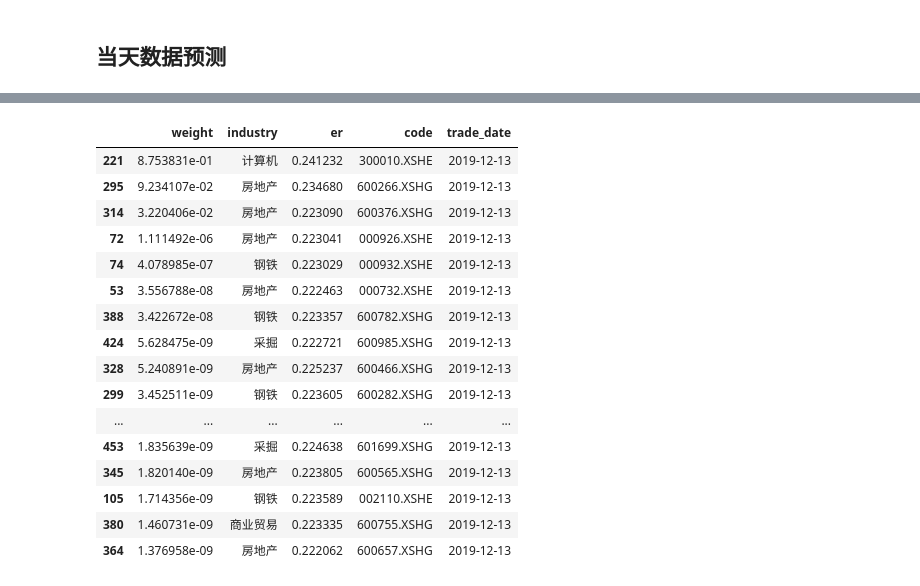
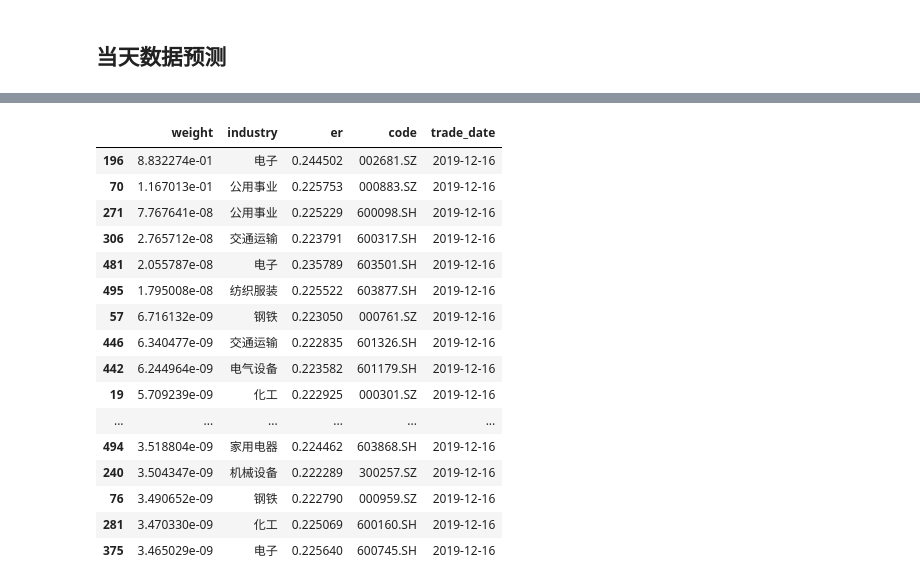
Before and after one commit to STHSF/MultiFactors, a Jupyter notebook: src/stacking/notebooks/cross_section/run_realtime_analysis.ipynb, the cells around one changed output, grey strips where cells are left out. Saved outputs shown, nothing was run; the diff lists cells and outputs as text; code cells hidden in the pictures.

```diff
--- a/src/stacking/notebooks/cross_section/run_realtime_analysis.ipynb
+++ b/src/stacking/notebooks/cross_section/run_realtime_analysis.ipynb
@@ -494,25 +493,31 @@ alpha_logger.info('{} is finished'.format(ref_date))
 # %%
-# TOP20
-tune_record['code'] = tune_record['code'].apply(lambda x: "{:06d}".format(x) + '.XSHG'
-                                                if len(str(x))==6 and str(x)[0] in '6'
-                                                else "{:06d}".format(x) + '.XSHE')
-tune_record.sort_values(by='weight', ascending=False)[:20]
+# # TOP20
+# tune_record['code'] = tune_record['code'].apply(lambda x: "{:06d}".format(x) + '.XSHG'
+#                                                 if len(str(x))==6 and str(x)[0] in '6'
+#                                                 else "{:06d}".format(x) + '.XSHE')
+# tune_record.sort_values(by='weight', ascending=False)[:20]
-# %% [output]
-|  | weight | industry | er | code | trade_date |
-| 221 | 8.753831e-01 | 计算机 | 0.241232 | 300010.XSHE | 2019-12-13 |
-| 295 | 9.234107e-02 | 房地产 | 0.234680 | 600266.XSHG | 2019-12-13 |
-| 314 | 3.220406e-02 | 房地产 | 0.223090 | 600376.XSHG | 2019-12-13 |
-| 72 | 1.111492e-06 | 房地产 | 0.223041 | 000926.XSHE | 2019-12-13 |
-| 74 | 4.078985e-07 | 钢铁 | 0.223029 | 000932.XSHE | 2019-12-13 |
-| 53 | 3.556788e-08 | 房地产 | 0.222463 | 000732.XSHE | 2019-12-13 |
-| 388 | 3.422672e-08 | 钢铁 | 0.223357 | 600782.XSHG | 2019-12-13 |
-| 424 | 5.628475e-09 | 采掘 | 0.222721 | 600985.XSHG | 2019-12-13 |
-| 328 | 5.240891e-09 | 房地产 | 0.225237 | 600466.XSHG | 2019-12-13 |
-| 299 | 3.452511e-09 | 钢铁 | 0.223605 | 600282.XSHG | 2019-12-13 |
-| ... | ... | ... | ... | ... | ... |
-| 453 | 1.835639e-09 | 采掘 | 0.224638 | 601699.XSHG | 2019-12-13 |
-| 345 | 1.820140e-09 | 房地产 | 0.223805 | 600565.XSHG | 2019-12-13 |
-| 105 | 1.714356e-09 | 钢铁 | 0.223589 | 002110.XSHE | 2019-12-13 |
-| 380 | 1.460731e-09 | 商业贸易 | 0.223335 | 600755.XSHG | 2019-12-13 |
-| 364 | 1.376958e-09 | 房地产 | 0.222062 | 600657.XSHG | 2019-12-13 |
+# %%
+# TOP50
+tune_record['code'] = tune_record['code'].apply(lambda x: "{:06d}".format(x) + '.SH'
+                                                if len(str(x))==6 and str(x)[0] in '6'
+                                                else "{:06d}".format(x) + '.SZ')
+tune_record.sort_values(by='weight', ascending=False)[:50]
+# %% [output]
+|  | weight | industry | er | code | trade_date |
+| 196 | 8.832274e-01 | 电子 | 0.244502 | 002681.SZ | 2019-12-16 |
+| 70 | 1.167013e-01 | 公用事业 | 0.225753 | 000883.SZ | 2019-12-16 |
+| 271 | 7.767641e-08 | 公用事业 | 0.225229 | 600098.SH | 2019-12-16 |
+| 306 | 2.765712e-08 | 交通运输 | 0.223791 | 600317.SH | 2019-12-16 |
+| 481 | 2.055787e-08 | 电子 | 0.235789 | 603501.SH | 2019-12-16 |
+| 495 | 1.795008e-08 | 纺织服装 | 0.225522 | 603877.SH | 2019-12-16 |
+| 57 | 6.716132e-09 | 钢铁 | 0.223050 | 000761.SZ | 2019-12-16 |
+| 446 | 6.340477e-09 | 交通运输 | 0.222835 | 601326.SH | 2019-12-16 |
+| 442 | 6.244964e-09 | 电气设备 | 0.223582 | 601179.SH | 2019-12-16 |
+| 19 | 5.709239e-09 | 化工 | 0.222925 | 000301.SZ | 2019-12-16 |
+| ... | ... | ... | ... | ... | ... |
+| 494 | 3.518804e-09 | 家用电器 | 0.224462 | 603868.SH | 2019-12-16 |
+| 240 | 3.504347e-09 | 机械设备 | 0.222289 | 300257.SZ | 2019-12-16 |
+| 76 | 3.490652e-09 | 钢铁 | 0.222790 | 000959.SZ | 2019-12-16 |
+| 281 | 3.470330e-09 | 化工 | 0.225069 | 600160.SH | 2019-12-16 |
+| 375 | 3.465029e-09 | 电子 | 0.225640 | 600745.SH | 2019-12-16 |
 # %%
```
Also changed, not shown: parts of 17 cells of this notebook, 1 other file.
